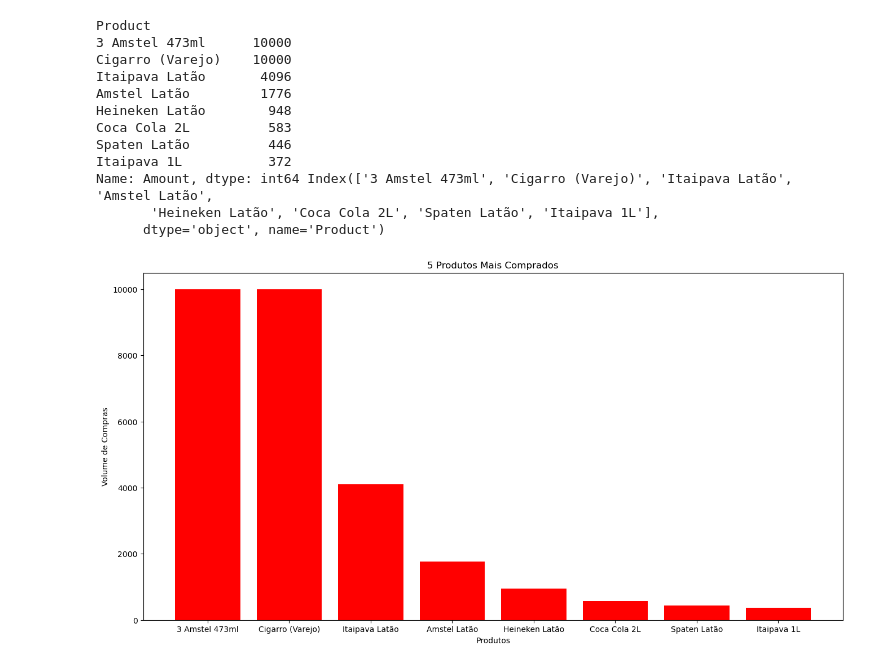
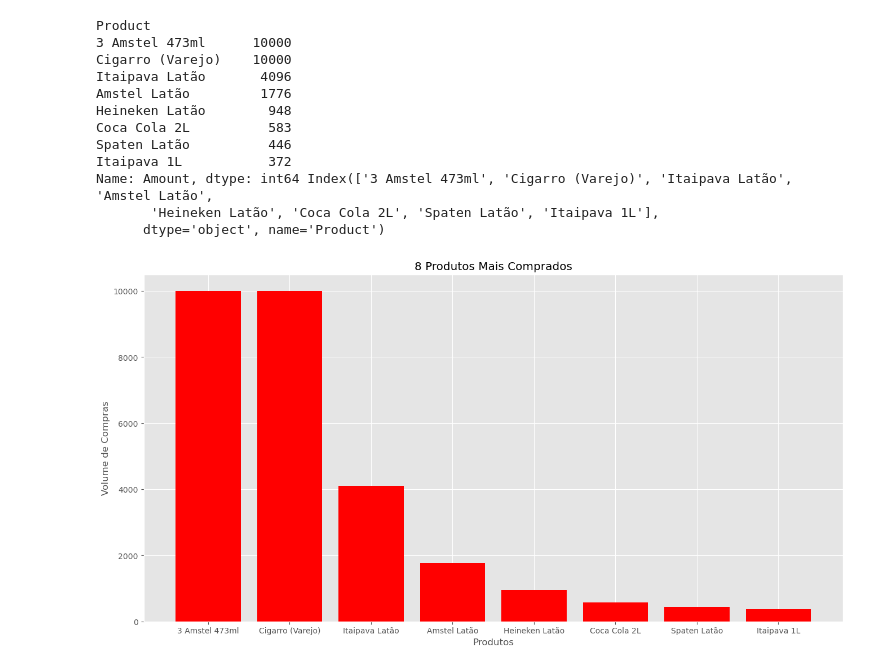
Before and after one commit to raphael-ss/stock-prediction-bev-distr, a Jupyter notebook: EDA.ipynb, the cells around one changed output. Drawn from its saved outputs; the diff is of its cells as text; code cells hidden in the pictures.

```diff
--- a/EDA.ipynb
+++ b/EDA.ipynb
@@ -11,6 +11,8 @@ import matplotlib.pyplot as plt
 import seaborn as sns
 import plotly.graph_objs as go
 import plotly.express as px
+# %%
+mpl.style.use('ggplot')
 # %%
 dez = pd.read_csv('DEZ-2023.csv')
 jan = pd.read_csv('JAN-2024.csv')
@@ -270,15 +292,15 @@ Name: Amount, dtype: int64 Index(['3 Amstel 473ml', 'Cigarro (Varejo)', 'Itaipav
 # %%
 plt.figure(figsize=(16, 8))
 
 plt.bar(top_8_products_buys_vol, top_8_products, color='red')
 
-plt.title('5 Produtos Mais Comprados')
+plt.title('8 Produtos Mais Comprados')
 plt.xlabel('Produtos')
 plt.ylabel('Volume de Compras')
 
 plt.show()
 # %% [output]
-[figure, old version]
+[figure, new version]
 # %%
 import plotly.express as px
 import pandas as pd
```
Also changed, not shown: parts of 18 cells of this notebook.
